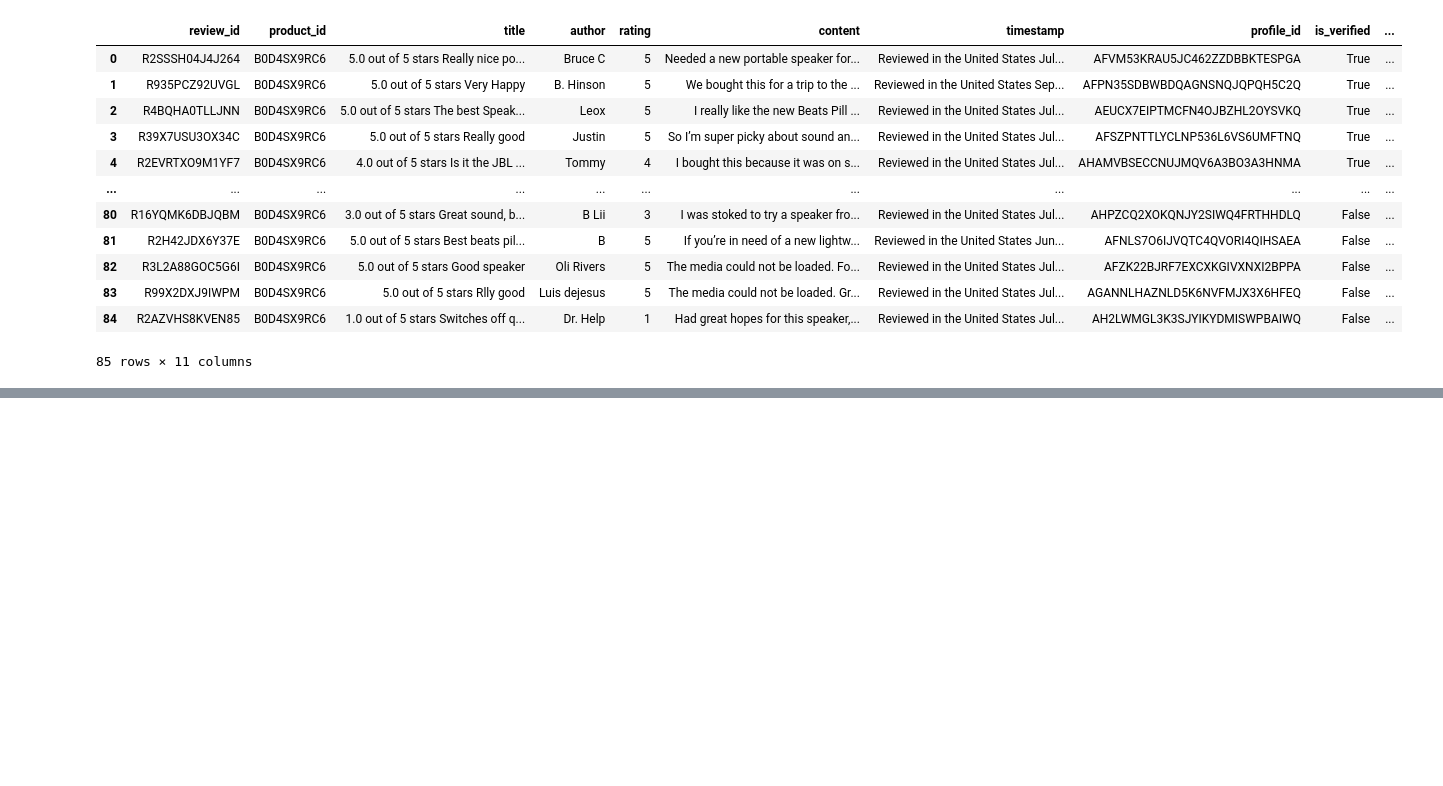
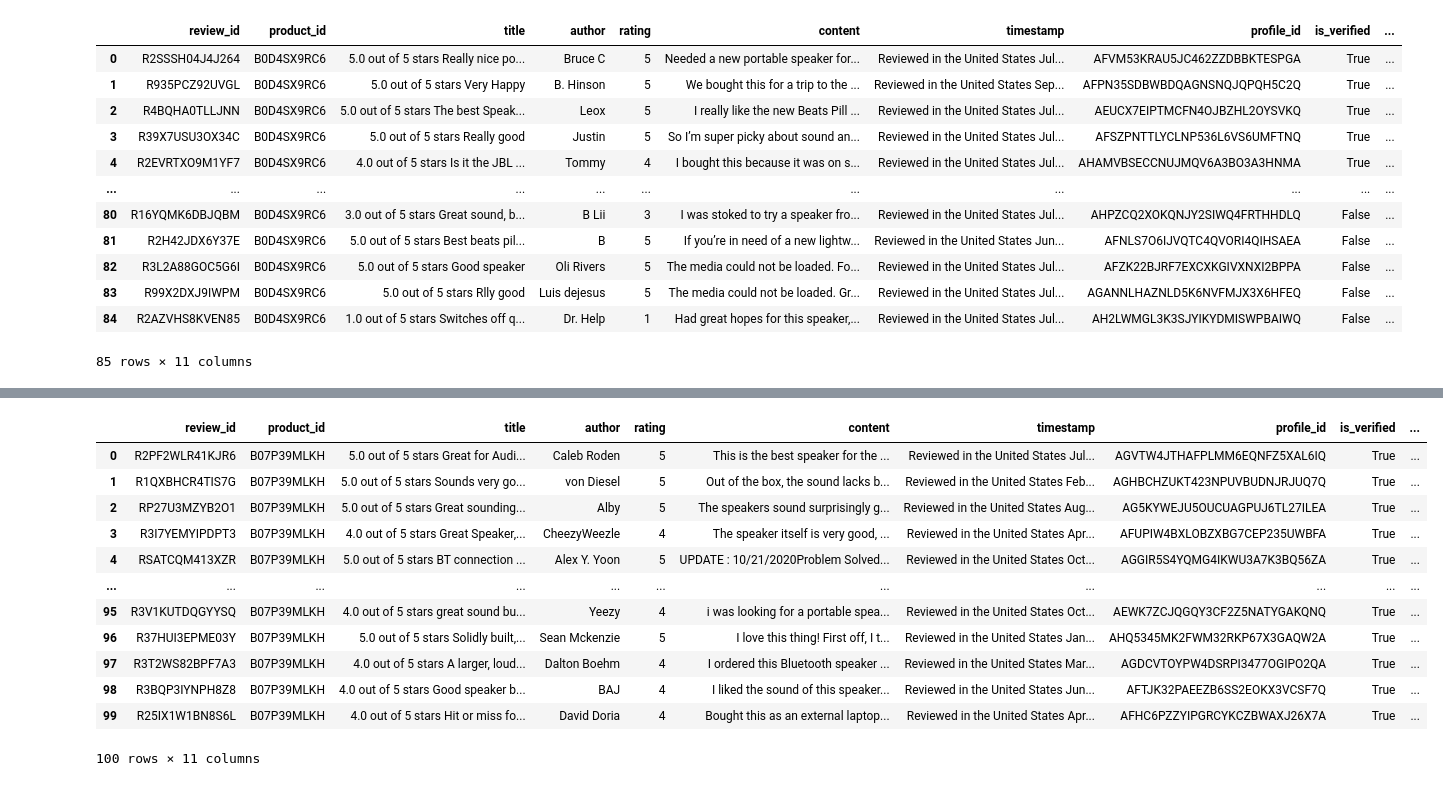
Before and after one commit to Tomisin510/Beats_Speakers_Sentiment_Analysis, a Jupyter notebook: Data_Pre-processing/raw_reviews_to_csv.ipynb, the cells around one changed output, grey strips where cells are left out. Cells and saved outputs as stored; diff of their text form; code cells hidden in the pictures; blank space fills up the shorter version.

```diff
--- a/Data_Pre-processing/raw_reviews_to_csv.ipynb
+++ b/Data_Pre-processing/raw_reviews_to_csv.ipynb
@@ -135,0 +158,66 @@ reviews_df
+# %%
+# Path to the input JSON file containing Anker Soundcore Speaker reviews data
+file_path = 'JSON_files/data_ank_snc.json'
+
+
+# Open the JSON file and load its contents into a Python dictionary
+with open(file_path, 'r') as file:
+    data = json.load(file)
+
+
+# Initialize a list to collect structured review data
+reviews_data = []
+count = 0
+
+# Iterate over each result item in the JSON data
+for result in data['results']:
+    # Extract the ASIN (product identifier) from the nested content
+  asin = result['content']["asin"]
+    # Iterate over every review associated with this result
+  for review in result['content']['reviews']:
+    count += 1 # Increment a counter for processed reviews (used in exception handling)
+    try:
+      # Build a dictionary representing a single review with selected fields
+      review_info = {
+      'review_id': review['id'],
+      'product_id': asin,
+      "title": review["title"],
+      "author": review["author"],
+      "rating": review["rating"],
+      "content": review["content"],
+      "timestamp": review["timestamp"],
+      "profile_id": review["profile_id"],
+      "is_verified": review["is_verified"],
+      "helpful_count": review.get('helpful_count', 0),# Use 0 if not present
+      "product_attributes": review["product_attributes"]
+      }
+      # Append the structured review to our collection
+      reviews_data.append(review_info)
+    except:
+      # If any error occurs while processing this review, print the count
+      # and stop processing further reviews for this result
+      print(count)
+      break
+
+# Convert the list of review dictionaries into a pandas DataFrame
+reviews_df3 = pd.DataFrame(reviews_data)
+
+# Save the DataFrame to a CSV file for later use
+reviews_df3.to_csv('CSV_files/reviews_Ankar_Soundcore.csv', index=False)
+
+# Display the DataFrame in the notebook environment (optional)
+reviews_df3
+# %% [output]
+|  | review_id | product_id | title | author | rating | content | timestamp | profile_id | is_verified | ... |
+| 0 | R2PF2WLR41KJR6 | B07P39MLKH | 5.0 out of 5 stars Great for Audi... | Caleb Roden | 5 | This is the best speaker for the ... | Reviewed in the United States Jul... | AGVTW4JTHAFPLMM6EQNFZ5XAL6IQ | True | ... |
+| 1 | R1QXBHCR4TIS7G | B07P39MLKH | 5.0 out of 5 stars Sounds very go... | von Diesel | 5 | Out of the box, the sound lacks b... | Reviewed in the United States Feb... | AGHBCHZUKT423NPUVBUDNJRJUQ7Q | True | ... |
+| 2 | RP27U3MZYB2O1 | B07P39MLKH | 5.0 out of 5 stars Great sounding... | Alby | 5 | The speakers sound surprisingly g... | Reviewed in the United States Aug... | AG5KYWEJU5OUCUAGPUJ6TL27ILEA | True | ... |
+| 3 | R3I7YEMYIPDPT3 | B07P39MLKH | 4.0 out of 5 stars Great Speaker,... | CheezyWeezle | 4 | The speaker itself is very good, ... | Reviewed in the United States Apr... | AFUPIW4BXLOBZXBG7CEP235UWBFA | True | ... |
+| 4 | RSATCQM413XZR | B07P39MLKH | 5.0 out of 5 stars BT connection ... | Alex Y. Yoon | 5 | UPDATE : 10/21/2020Problem Solved... | Reviewed in the United States Oct... | AGGIR5S4YQMG4IKWU3A7K3BQ56ZA | True | ... |
+| ... | ... | ... | ... | ... | ... | ... | ... | ... | ... | ... |
+| 95 | R3V1KUTDQGYYSQ | B07P39MLKH | 4.0 out of 5 stars great sound bu... | Yeezy | 4 | i was looking for a portable spea... | Reviewed in the United States Oct... | AEWK7ZCJQGQY3CF2Z5NATYGAKQNQ | True | ... |
+| 96 | R37HUI3EPME03Y | B07P39MLKH | 5.0 out of 5 stars Solidly built,... | Sean Mckenzie | 5 | I love this thing! First off, I t... | Reviewed in the United States Jan... | AHQ5345MK2FWM32RKP67X3GAQW2A | True | ... |
+| 97 | R3T2WS82BPF7A3 | B07P39MLKH | 4.0 out of 5 stars A larger, loud... | Dalton Boehm | 4 | I ordered this Bluetooth speaker ... | Reviewed in the United States Mar... | AGDCVTOYPW4DSRPI3477OGIPO2QA | True | ... |
+| 98 | R3BQP3IYNPH8Z8 | B07P39MLKH | 4.0 out of 5 stars Good speaker b... | BAJ | 4 | I liked the sound of this speaker... | Reviewed in the United States Jun... | AFTJK32PAEEZB6SS2EOKX3VCSF7Q | True | ... |
+| 99 | R25IX1W1BN8S6L | B07P39MLKH | 4.0 out of 5 stars Hit or miss fo... | David Doria | 4 | Bought this as an external laptop... | Reviewed in the United States Apr... | AFHC6PZZYIPGRCYKCZBWAXJ26X7A | True | ... |
+100 rows × 11 columns
```
Also changed, not shown: parts of 11 cells of this notebook, 16 other files.
